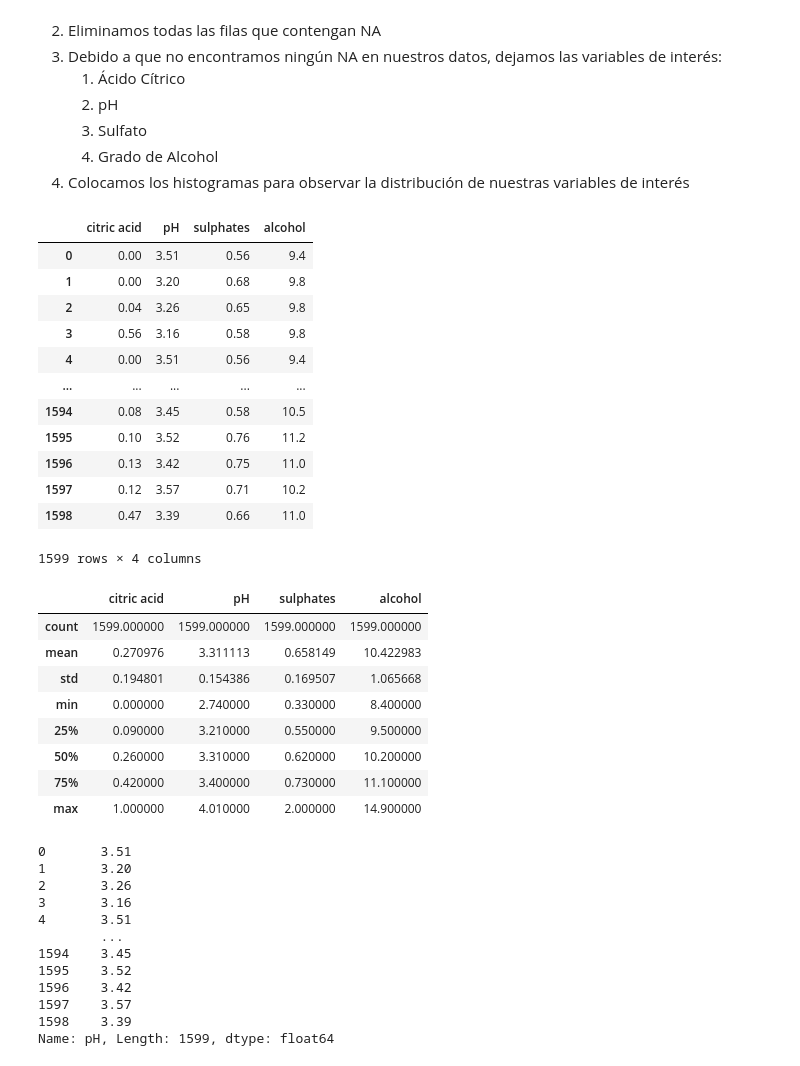
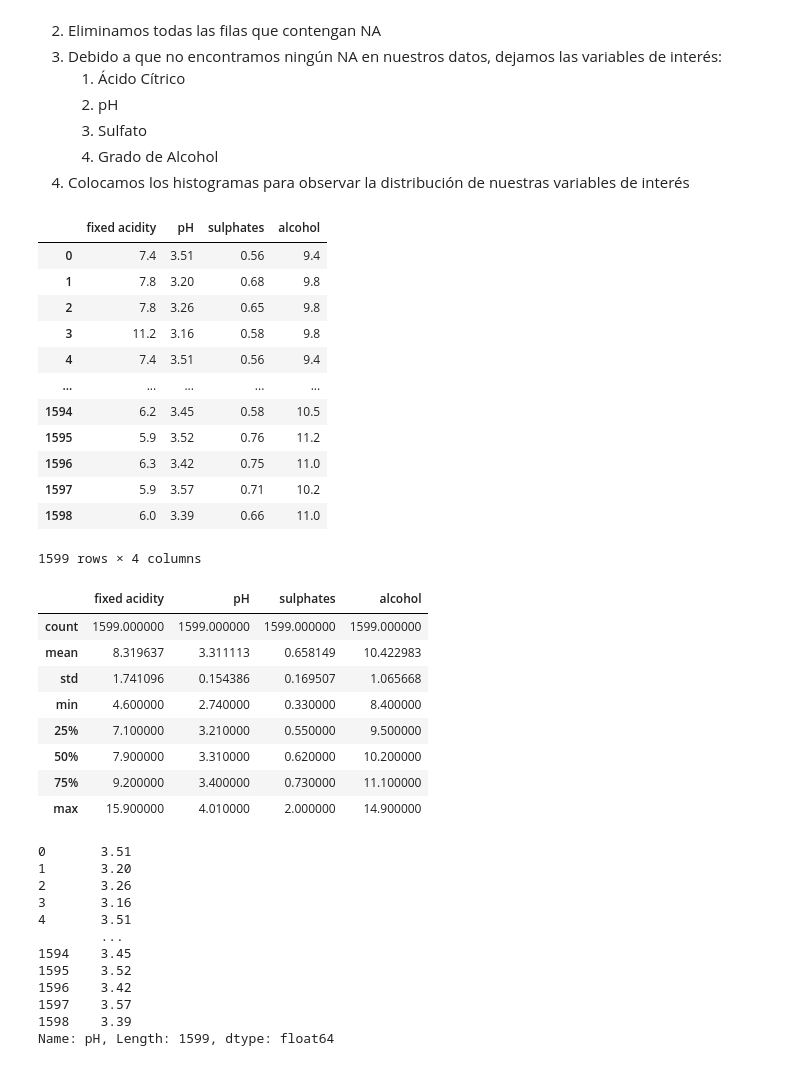
Before and after one commit to feramdor/Proyecto_Amador_Gonzalez, a Jupyter notebook: Proyecto_Amador_Gonzalez.ipynb, the cells around one changed output. Saved outputs shown, nothing was run; the diff lists cells and outputs as text; code cells hidden in the pictures.

```diff
--- a/Proyecto_Amador_Gonzalez.ipynb
+++ b/Proyecto_Amador_Gonzalez.ipynb
@@ -104,35 +104,35 @@ Una vez que cargamos nuestro data set de la calidad del vino tinto, vamos a quit
     4. Grado de Alcohol
 4. Colocamos los histogramas para observar la distribución de nuestras variables de interés
 # %%
-data = data.drop(['fixed acidity', 'volatile acidity','residual sugar', 'chlorides',
+data = data.drop(['volatile acidity', 'citric acid', 'residual sugar', 'chlorides',
                   'free sulfur dioxide', 'total sulfur dioxide', 'density', 'quality'], axis = 1)
 data
 # %% [output]
-|  | citric acid | pH | sulphates | alcohol |
-| 0 | 0.00 | 3.51 | 0.56 | 9.4 |
-| 1 | 0.00 | 3.20 | 0.68 | 9.8 |
-| 2 | 0.04 | 3.26 | 0.65 | 9.8 |
-| 3 | 0.56 | 3.16 | 0.58 | 9.8 |
-| 4 | 0.00 | 3.51 | 0.56 | 9.4 |
+|  | fixed acidity | pH | sulphates | alcohol |
+| 0 | 7.4 | 3.51 | 0.56 | 9.4 |
+| 1 | 7.8 | 3.20 | 0.68 | 9.8 |
+| 2 | 7.8 | 3.26 | 0.65 | 9.8 |
+| 3 | 11.2 | 3.16 | 0.58 | 9.8 |
+| 4 | 7.4 | 3.51 | 0.56 | 9.4 |
 | ... | ... | ... | ... | ... |
-| 1594 | 0.08 | 3.45 | 0.58 | 10.5 |
-| 1595 | 0.10 | 3.52 | 0.76 | 11.2 |
-| 1596 | 0.13 | 3.42 | 0.75 | 11.0 |
-| 1597 | 0.12 | 3.57 | 0.71 | 10.2 |
-| 1598 | 0.47 | 3.39 | 0.66 | 11.0 |
+| 1594 | 6.2 | 3.45 | 0.58 | 10.5 |
+| 1595 | 5.9 | 3.52 | 0.76 | 11.2 |
+| 1596 | 6.3 | 3.42 | 0.75 | 11.0 |
+| 1597 | 5.9 | 3.57 | 0.71 | 10.2 |
+| 1598 | 6.0 | 3.39 | 0.66 | 11.0 |
 1599 rows × 4 columns
 # %%
 data.describe()
 # %% [output]
-|  | citric acid | pH | sulphates | alcohol |
+|  | fixed acidity | pH | sulphates | alcohol |
 | count | 1599.000000 | 1599.000000 | 1599.000000 | 1599.000000 |
-| mean | 0.270976 | 3.311113 | 0.658149 | 10.422983 |
-| std | 0.194801 | 0.154386 | 0.169507 | 1.065668 |
-| min | 0.000000 | 2.740000 | 0.330000 | 8.400000 |
-| 25% | 0.090000 | 3.210000 | 0.550000 | 9.500000 |
-| 50% | 0.260000 | 3.310000 | 0.620000 | 10.200000 |
-| 75% | 0.420000 | 3.400000 | 0.730000 | 11.100000 |
-| max | 1.000000 | 4.010000 | 2.000000 | 14.900000 |
+| mean | 8.319637 | 3.311113 | 0.658149 | 10.422983 |
+| std | 1.741096 | 0.154386 | 0.169507 | 1.065668 |
+| min | 4.600000 | 2.740000 | 0.330000 | 8.400000 |
+| 25% | 7.100000 | 3.210000 | 0.550000 | 9.500000 |
+| 50% | 7.900000 | 3.310000 | 0.620000 | 10.200000 |
+| 75% | 9.200000 | 3.400000 | 0.730000 | 11.100000 |
+| max | 15.900000 | 4.010000 | 2.000000 | 14.900000 |
 # %%
 # pH
 data_ph = data['pH'].dropna()
```
Also changed, not shown: parts of 38 cells of this notebook, 1 other file.
